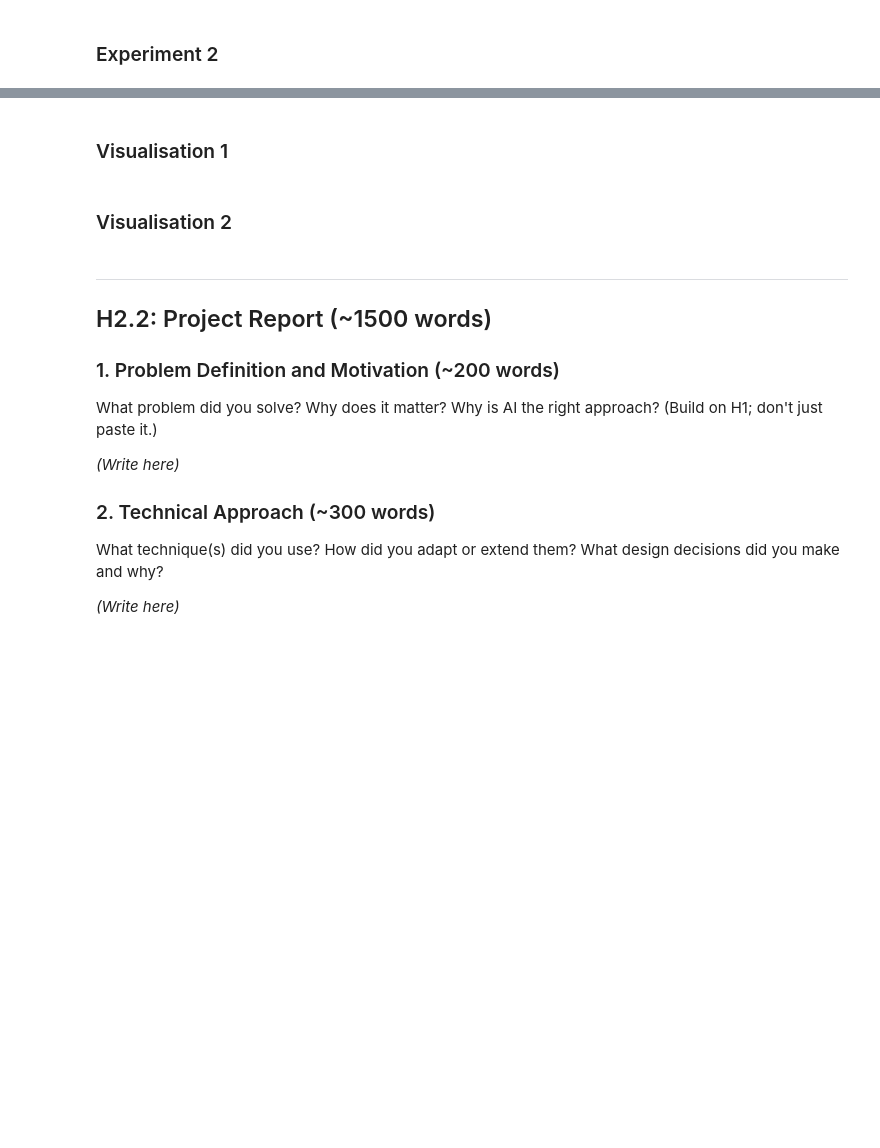
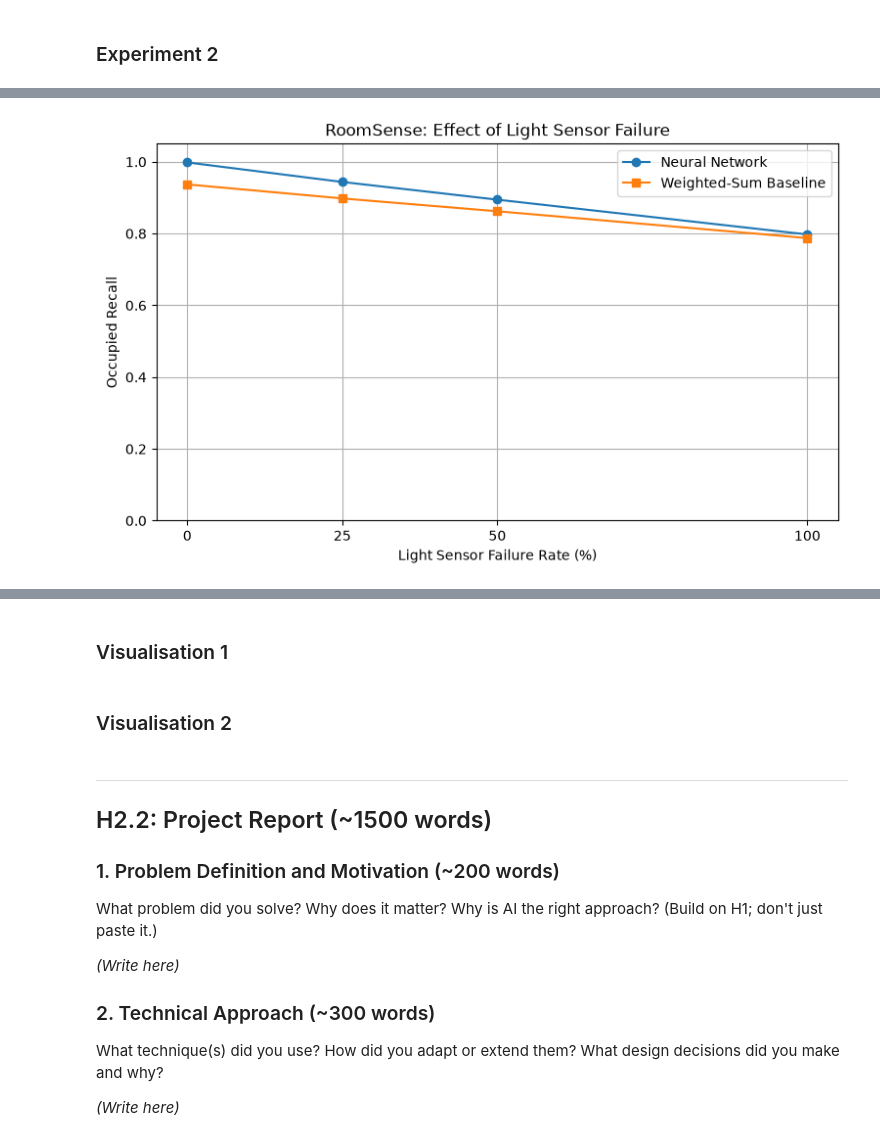
Before and after one commit to mxhamedxx/roomsense, a Jupyter notebook: RoomSense_H2.ipynb, the cells around one changed output, grey strips where cells are left out. Drawn from its saved outputs; the diff is of its cells as text; code cells hidden in the pictures; blank space fills up the shorter version.

```diff
--- a/RoomSense_H2.ipynb
+++ b/RoomSense_H2.ipynb
@@ -836,0 +944,52 @@ Best validation learning rate: 0.5
+# %%
+# --- GRAPH 2: SENSOR RELIABILITY ---
+
+failure_rates = [0, 25, 50, 100]
+
+nn_recalls = [
+    sensor_results[rate]["Neural Network"]["Occupied Recall"]
+    for rate in failure_rates
+]
+
+baseline_recalls = [
+    sensor_results[rate]["Baseline"]["Occupied Recall"]
+    for rate in failure_rates
+]
+
+plt.figure(figsize=(9, 5))
+
+plt.plot(
+    failure_rates,
+    nn_recalls,
+    marker="o",
+    label="Neural Network"
+)
+
+plt.plot(
+    failure_rates,
+    baseline_recalls,
+    marker="s",
+    label="Weighted-Sum Baseline"
+)
+
+plt.xlabel("Light Sensor Failure Rate (%)")
+plt.ylabel("Occupied Recall")
+plt.title("RoomSense: Effect of Light Sensor Failure")
+
+plt.xticks(failure_rates)
+plt.ylim(0, 1.05)
+
+plt.legend()
+plt.grid(True)
+
+FIGURES_DIR.mkdir(parents=True, exist_ok=True)
+
+plt.savefig(
+    FIGURES_DIR / "sensor_reliability.png",
+    dpi=150,
+    bbox_inches="tight"
+)
+
+plt.show()
+# %% [output]
+[figure, added]
```
Also changed, not shown: parts of 10 cells of this notebook.
